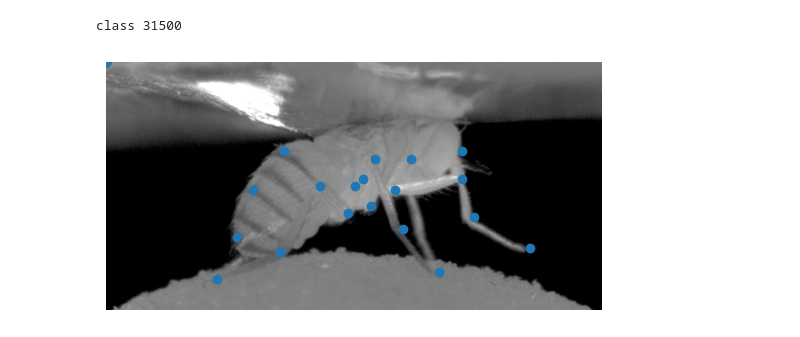
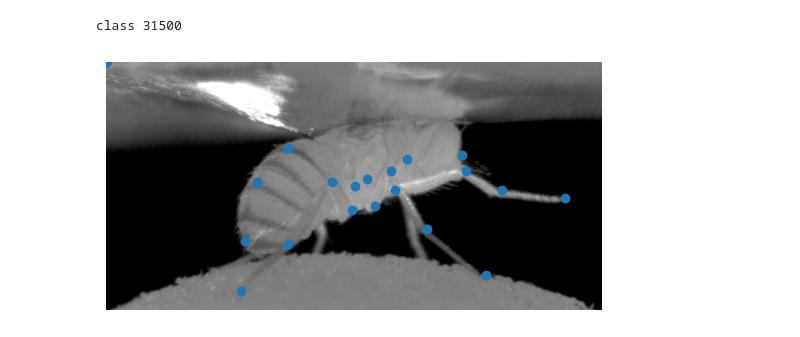
Before and after one commit to Maurrow/uzk_cvproject, a Jupyter notebook: fly_dataset.ipynb, the cells around one changed output. Drawn from its saved outputs; the diff is of its cells as text; code cells hidden in the pictures.

```diff
--- a/fly_dataset.ipynb
+++ b/fly_dataset.ipynb
@@ -89,14 +90,14 @@ class FLYDataset(Dataset):
 # %%
 dataset = FLYDataset("/scratch/cv-course2025/group2/data")
 plt.axis('off')
-img, annotation = dataset.__getvisual__()
+img, annotation = dataset.__getvisual__(200)
 x, y = annotation
 plt.imshow(img, cmap="grey")
 plt.scatter(x, y)
 
 plt.show(block=True)
 # %% [output]
 class 31500
-[figure, old version]
+[figure, new version]
 # %%
 class CNN_Fly(nn.Module):
```
Also changed, not shown: parts of 5 cells of this notebook.
